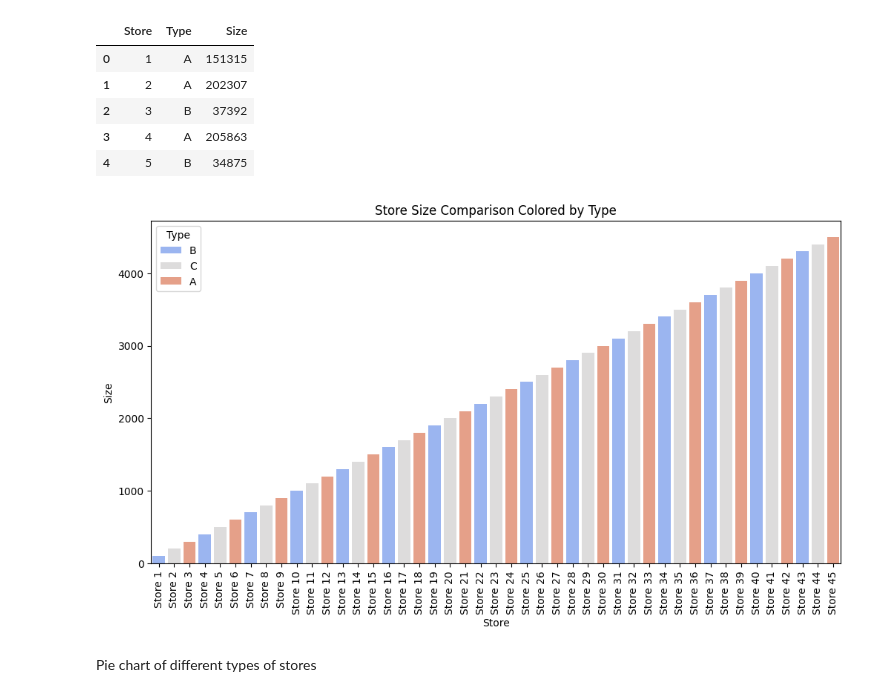
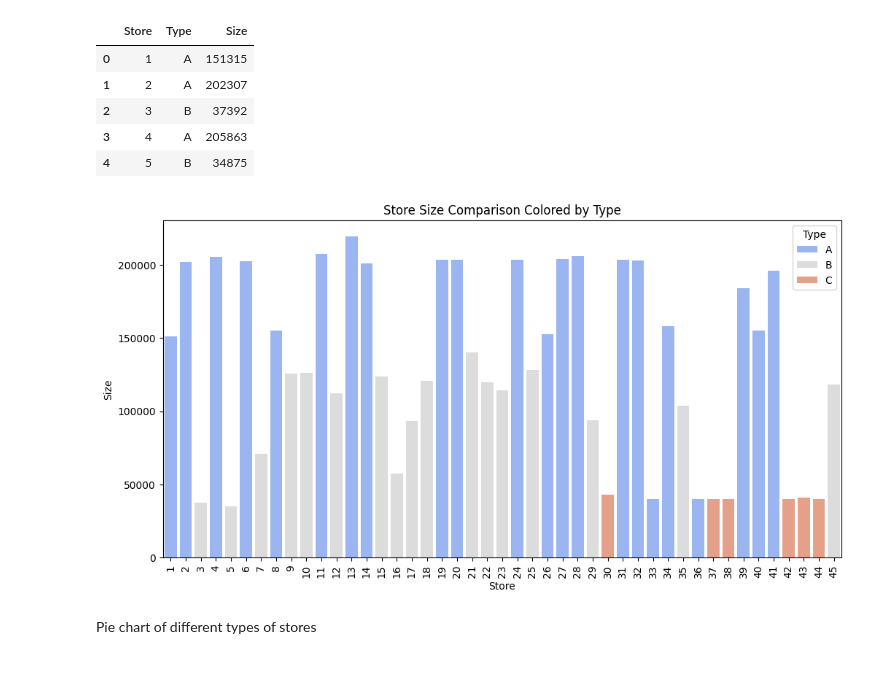
Before and after one commit to rmj9000/SalesDataAnalysis, a Jupyter notebook: jupyter_notebooks/02_DataVisualisations.ipynb, the cells around one changed output. Saved outputs shown, nothing was run; the diff lists cells and outputs as text; code cells hidden in the pictures; blank space fills up the shorter version.

```diff
--- a/jupyter_notebooks/02_DataVisualisations.ipynb
+++ b/jupyter_notebooks/02_DataVisualisations.ipynb
@@ -119,20 +119,20 @@ df_stor.head()
 # %%
 # Set figure size
 plt.figure(figsize=(12, 6))
 
 # Create a Seaborn bar plot with color by Type
-sns.barplot(data=df_sales, x="Store", y="Size", hue="Type", palette="coolwarm")
+sns.barplot(data=df_stor, x="Store", y="Size", hue="Type", palette="coolwarm")
 
 # Customize labels and title
 plt.xlabel("Store")
 plt.ylabel("Size")
 plt.title("Store Size Comparison Colored by Type")
 plt.xticks(rotation=90)  # Rotate x-axis labels for readability
 
 # Show the plot
 plt.show()
 # %% [output]
-[figure, old version]
+[figure, new version]
 # %% [markdown]
 Pie chart of different types of stores
 # %%
```
